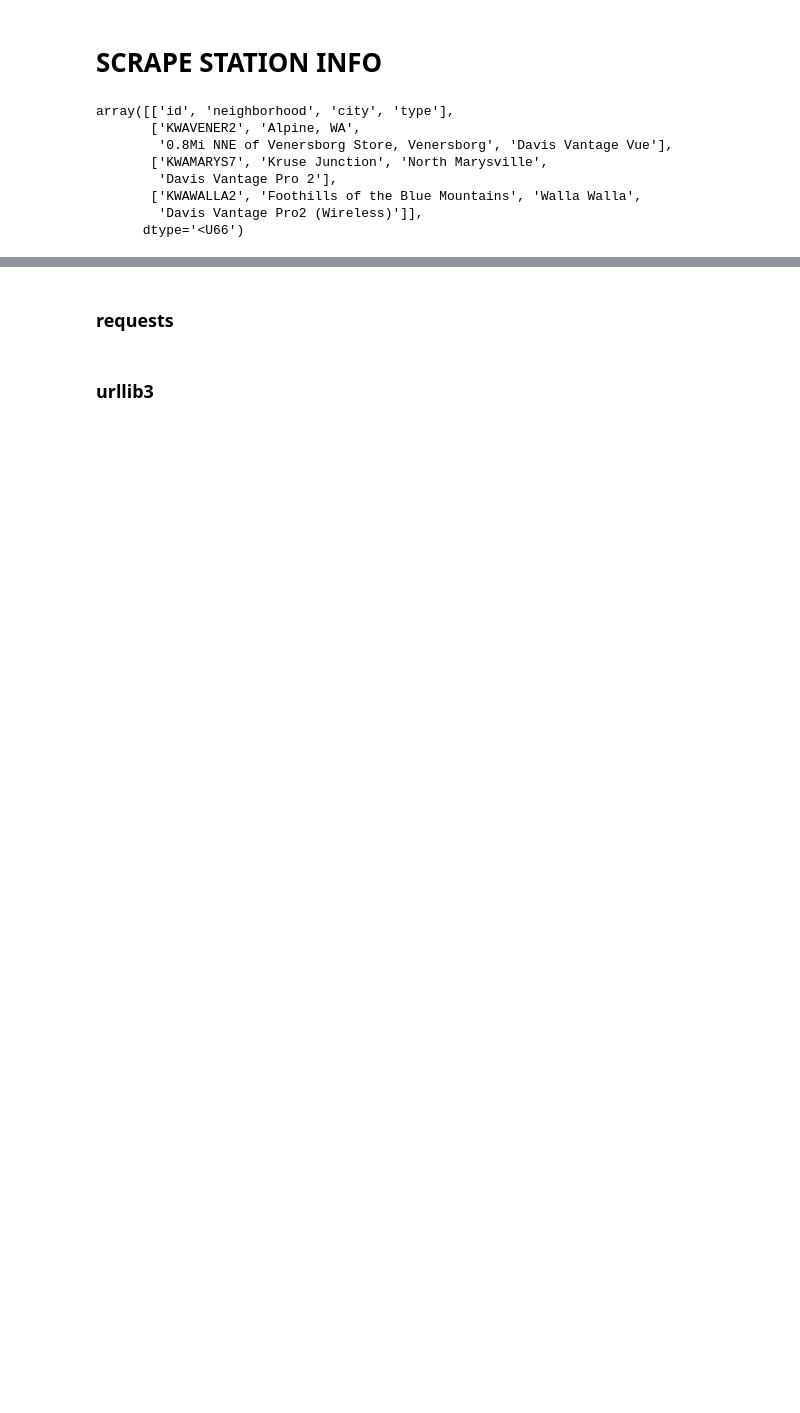
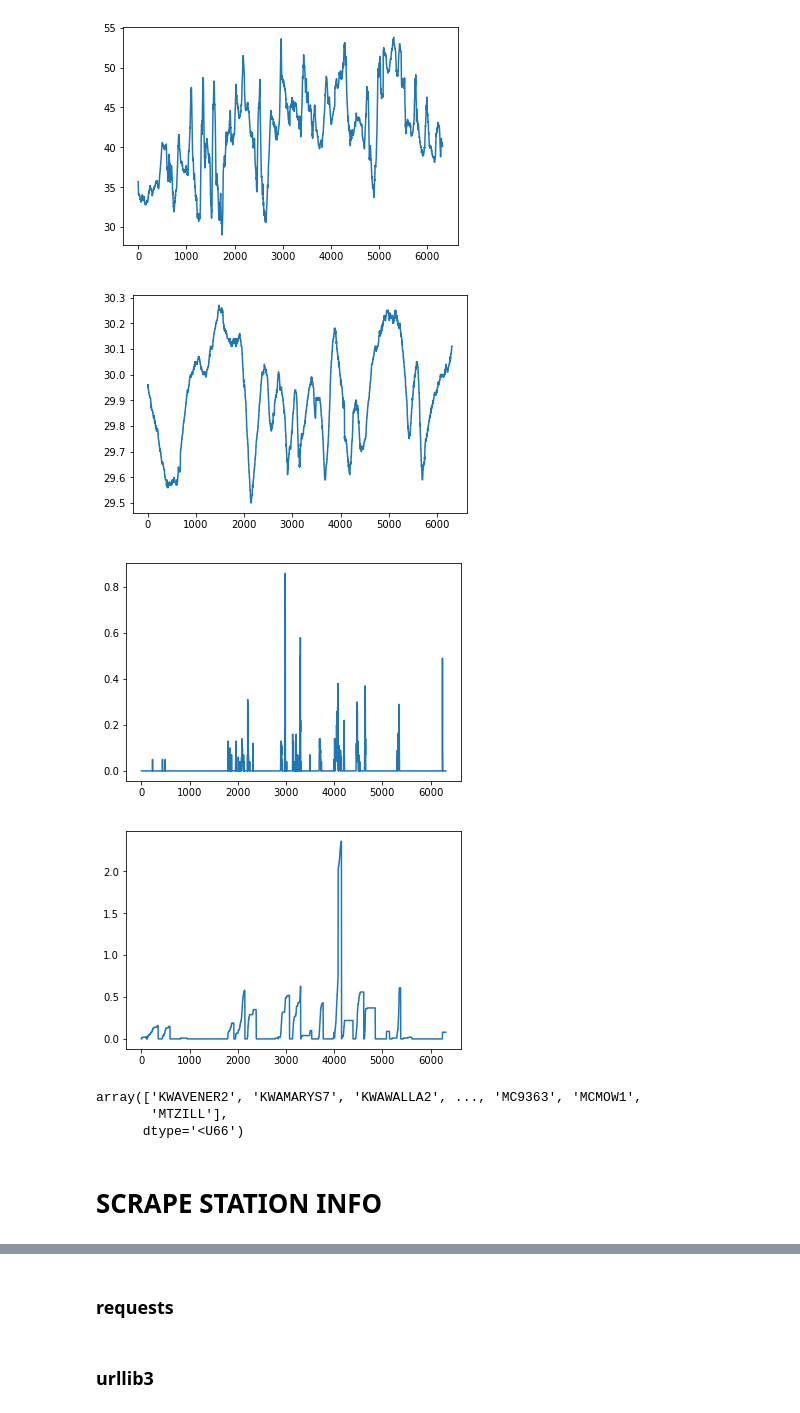
Before and after one commit to rexthompson/axwx, a Jupyter notebook: Ax-Wx/random_testing.ipynb, the cells around one changed output, grey strips where cells are left out. Drawn from its saved outputs; the diff is of its cells as text; code cells hidden in the pictures; blank space fills up the shorter version.

```diff
--- a/Ax-Wx/random_testing.ipynb
+++ b/Ax-Wx/random_testing.ipynb
@@ -3,0 +104,2 @@ InteractiveShell.ast_node_interactivity = "all"
+# %%
+combined_df = scrape_data_multi_day("KWAEDMON15",20160201,20160202)
@@ -3,0 +151,10 @@ InteractiveShell.ast_node_interactivity = "all"
+# %%
+plt.plot(combined_df['TemperatureF']); plt.show();
+plt.plot(combined_df['PressureIn']); plt.show();
+plt.plot(combined_df['HourlyPrecipIn']); plt.show();
+plt.plot(combined_df['dailyrainin']); plt.show();
+# %% [output]
+[figure, added]
+[figure, added]
+[figure, added]
+[figure, added]
@@ -4,45 +163,52 @@ InteractiveShell.ast_node_interactivity = "all"
+# %%
+station_info[1:,0]
+# %% [output]
+array(['KWAVENER2', 'KWAMARYS7', 'KWAWALLA2', ..., 'MC9363', 'MCMOW1',
+       'MTZILL'],
+      dtype='<U66')
 # %% [markdown]
 # SCRAPE STATION INFO
 # %%
-# URL of PWS list:
-# https://www.wunderground.com/weatherstation/ListStations.asp?selectedState=WA&selectedCountry=United+States&MR=1
-
-import numpy as np
-import pandas as pd
-import requests
-from bs4 import BeautifulSoup
-
 def scrape_station_info(state="WA"):
 
-    url = "https://www.wunderground.com/weatherstation/ListStations.asp?selectedState=" + state + "&selectedCountry=United+States&MR=1"
+    """
+    A script to scrape the station information published at the following URL:
+    https://www.wunderground.com/weatherstation/ListStations.asp?
+    selectedState=WA&selectedCountry=United+States&MR=1
+    :param state: US State by which to subset WU Station table
+    :return: numpy array with station info
+    """
+    url = "https://www.wunderground.com/" \
+          "weatherstation/ListStations.asp?selectedState=" \
+          + state + "&selectedCountry=United+States&MR=1"
     raw_site_content = requests.get(url).content
     soup = BeautifulSoup(raw_site_content, 'html.parser')
 
-    list_stations_info = soup.find_all("tr")  # one text element in list for each station
+    list_stations_info = soup.find_all("tr")
 
-    all_station_info = np.array(['id','neighborhood','city','type'])
+    all_station_info = np.array(['id', 'neighborhood', 'city', 'type'])
 
-    for i in range(1, len(list_stations_info)):  # start at 1 to omit first element (col headers)
+    for i in range(1, len(list_stations_info)):  # start at 1 to omit headers
 
         station_info = str(list_stations_info[i]).splitlines()
 
         # pull out station info
-        station_id = station_info[1].split('ID=')[1].split('"')[0].strip()
-        station_neighborhood = station_info[2].split('<td>')[1].split('\xa0')[0].strip()
-        station_city = station_info[3].split('<td>')[1].split('\xa0')[0].strip()
-        station_type = station_info[4].split('station-type">')[1].split('\xa0')[0].strip()
+        station_id = station_info[1].split('ID=')[1].split('"')[0]
+        station_neighborhood = station_info[2].split('<td>')[1]
+        station_neighborhood = station_neighborhood.split('\xa0')[0]
+        station_city = station_info[3].split('<td>')[1].split('\xa0')[0]
+        station_type = station_info[4].split('station-type">')[1]
+        station_type = station_type.split('\xa0')[0]
 
-        all_station_info = np.vstack([all_station_info,[station_id,station_neighborhood,station_city,station_type]])
+        station_id = station_id.strip()
+        station_neighborhood = station_neighborhood.strip()
+        station_city = station_city.strip()
+        station_type = station_type.strip()
+
+        all_station_info = np.vstack([all_station_info,
+                                      [station_id, station_neighborhood,
+                                       station_city, station_type]])
 
     return all_station_info
-# %% [output]
-array([['id', 'neighborhood', 'city', 'type'],
-       ['KWAVENER2', 'Alpine, WA',
-        '0.8Mi NNE of Venersborg Store, Venersborg', 'Davis Vantage Vue'],
-       ['KWAMARYS7', 'Kruse Junction', 'North Marysville',
-        'Davis Vantage Pro 2'],
-       ['KWAWALLA2', 'Foothills of the Blue Mountains', 'Walla Walla',
-        'Davis Vantage Pro2 (Wireless)']],
-      dtype='<U66')
 # %%
 all_info = scrape_station_info()
```
Also changed, not shown: parts of 18 cells of this notebook.
